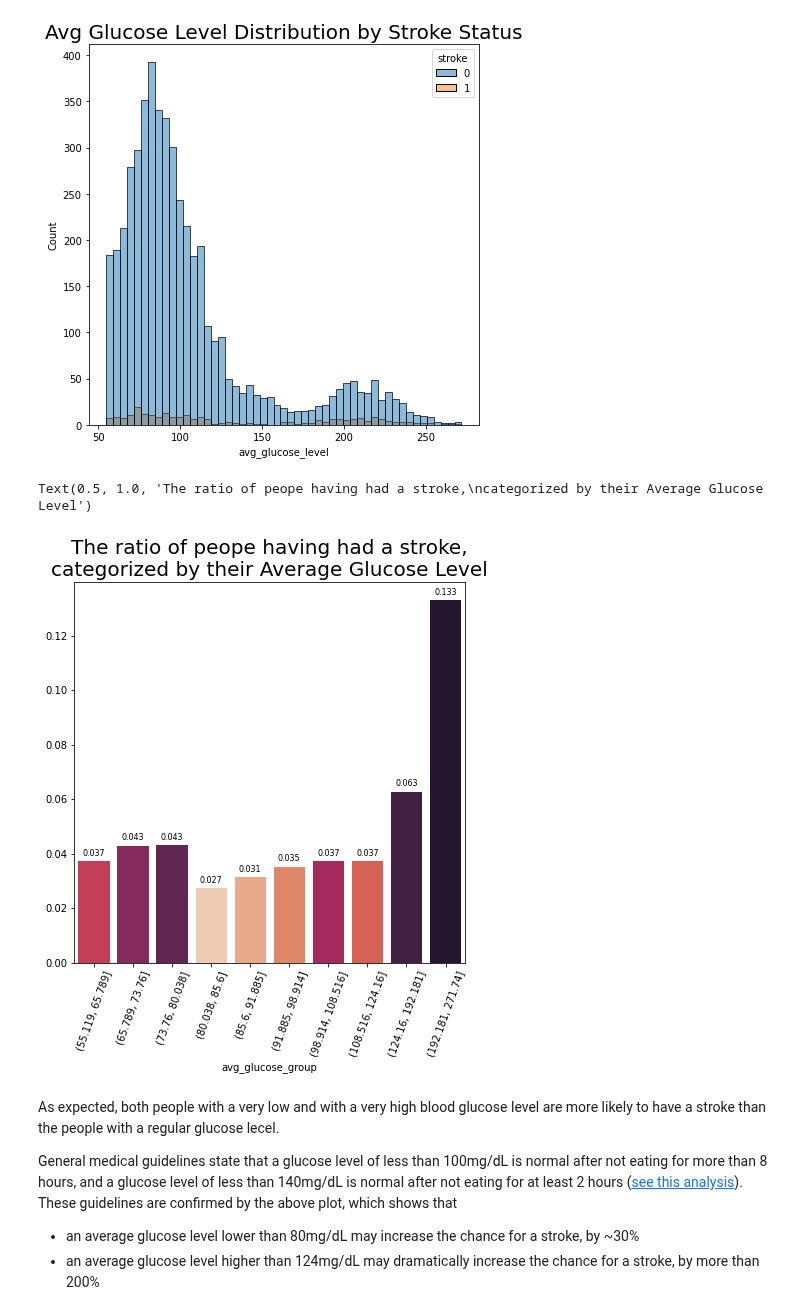
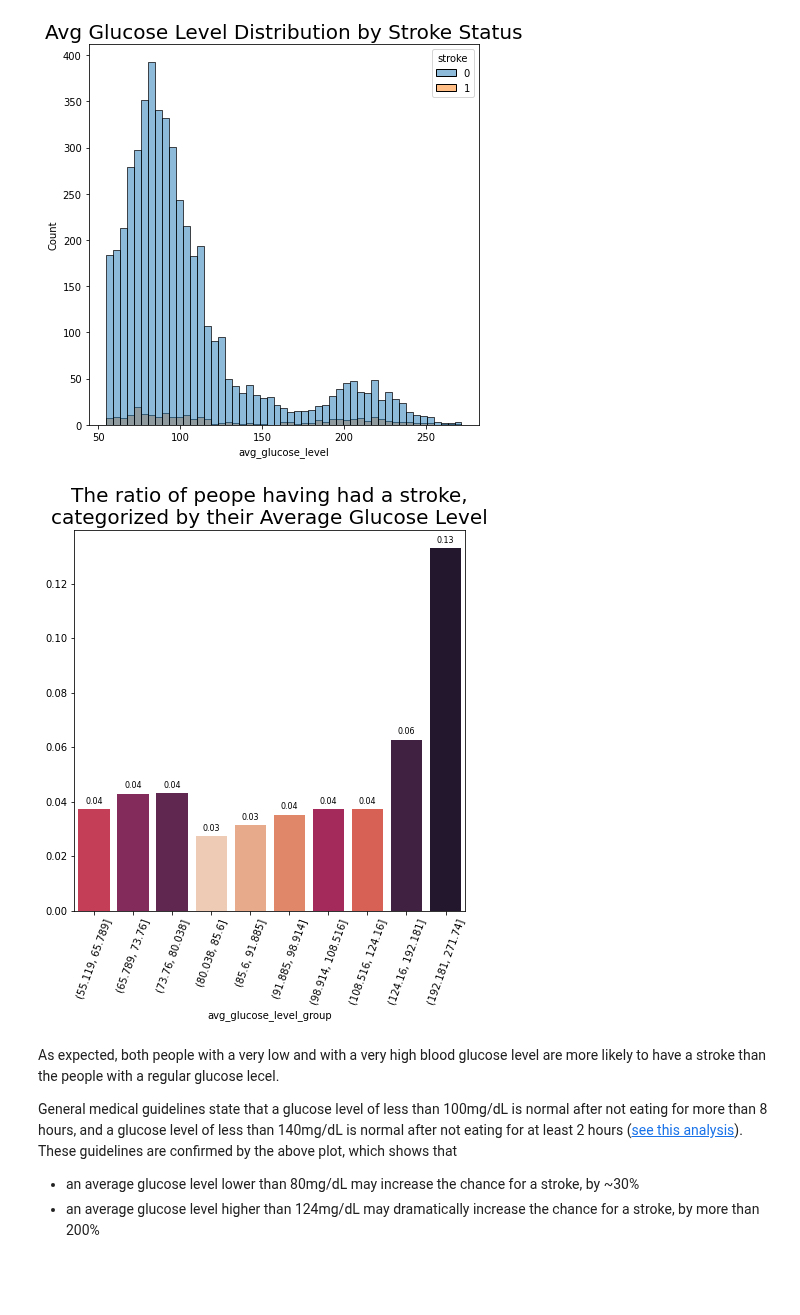
Before and after one commit to bori00/Stroke-Predictor, a Jupyter notebook: Stroke_Predictor.ipynb, the cells around one changed output. Cells and saved outputs as stored; diff of their text form; code cells hidden in the pictures; blank space fills up the shorter version.

```diff
--- a/Stroke_Predictor.ipynb
+++ b/Stroke_Predictor.ipynb
@@ -307,28 +274,10 @@ plt.title("Avg Glucose Level Distribution by Stroke Status", size = def_title_si
 # %% [output]
 Text(0.5, 1.0, 'Avg Glucose Level Distribution by Stroke Status')
 [figure]
-# %%
-stroke_df_group = stroke_df.copy()
-stroke_df_group["avg_glucose_group"] = pd.qcut(stroke_df_group["avg_glucose_level"], q=10)
-stroke_ratio_per_glucose_group = stroke_df_group.groupby(["avg_glucose_group"]).apply(lambda gl_group: gl_group["stroke"].sum() / gl_group["stroke"].count())
-fig, ax = plt.subplots(figsize=def_fig_size)
-pal = sns.color_palette("rocket", len(stroke_ratio_per_glucose_group))
-rank = stroke_ratio_per_glucose_group.argsort().argsort()   # http://stackoverflow.com/a/6266510/1628638
-plots = sns.barplot(x = stroke_ratio_per_glucose_group.index, y = stroke_ratio_per_glucose_group.values, ax = ax, palette = np.array(pal[::-1])[rank])
-
-# Iterrating over the bars one-by-one to add annotations
-for bar in plots.patches:
-    plots.annotate(format(bar.get_height(), '.3f'),
-                   (bar.get_x() + bar.get_width() / 2,
-                    bar.get_height()), ha='center', va='center',
-                   size=8, xytext=(0, 8),
-                   textcoords='offset points')
-
-plt.xticks(rotation=70)
-plt.title("The ratio of peope having had a stroke,\ncategorized by their Average Glucose Level", size = def_title_size)
-# %% [output]
-Text(0.5, 1.0, 'The ratio of peope having had a stroke,\ncategorized by their Average Glucose Level')
-[figure, removed]
+# %%
+plot_continuous_variable_stroke_ratio(stroke_df, "avg_glucose_level", 10, "The ratio of peope having had a stroke,\ncategorized by their Average Glucose Level", 70)
+# %% [output]
+[figure, added]
 # %% [markdown]
 As expected, both people with a very low and with a very high blood glucose level are more likely to have a stroke than the people with a regular glucose lecel.
 
```
Also changed, not shown: parts of 19 cells of this notebook.
